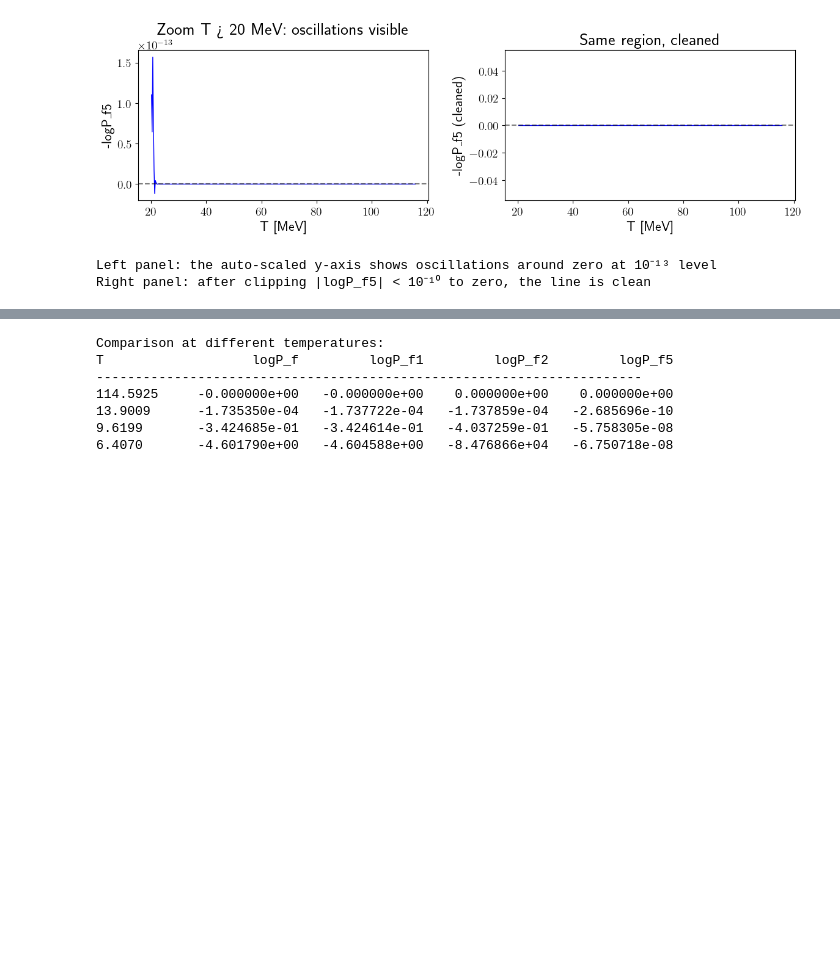
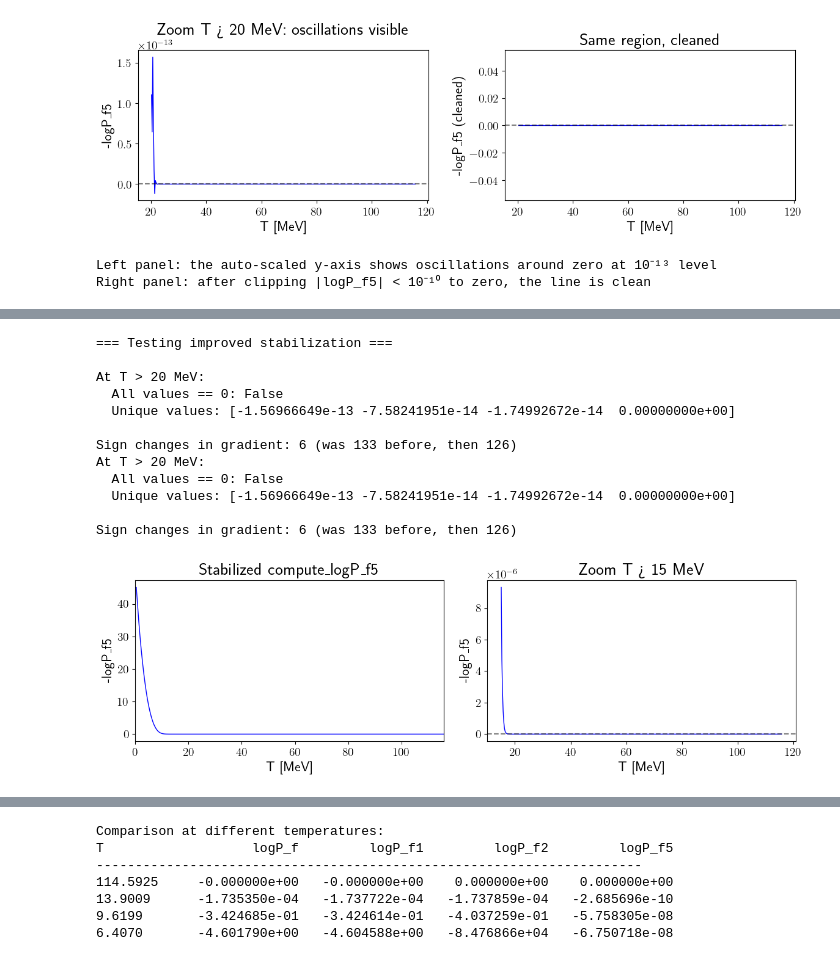
Before and after one commit to michelelucente/ELENA, a Jupyter notebook: examples/dilution.ipynb, the cells around one changed output, grey strips where cells are left out. Cells and saved outputs as stored; diff of their text form; code cells hidden in the pictures; blank space fills up the shorter version.

```diff
--- a/examples/dilution.ipynb
+++ b/examples/dilution.ipynb
@@ -991,0 +1075,57 @@ Right panel: after clipping |logP_f5| < 10⁻¹⁰ to zero, the line is clean
+# %%
+# Retest with the improved stabilization
+importlib.reload(src.temperatures)
+from src.temperatures import compute_logP_f5
+
+print("=== Testing improved stabilization ===\n")
+
+logP_f5_v2, Temps5_v2, R5_v2, Gamma5_v2, H5_v2 = compute_logP_f5(
+    dp, V_min_value, S3overT, true_vev, false_vev, v_w=1.0, units='MeV'
+)
+
+# Check for oscillations in high T region
+high_T_mask = Temps5_v2 > 20
+high_T_values = logP_f5_v2[high_T_mask]
+print(f"At T > 20 MeV:")
+print(f"  All values == 0: {np.all(high_T_values == 0)}")
+print(f"  Unique values: {np.unique(high_T_values)}")
+
+# Sign changes in gradient
+diffs_v2 = np.diff(logP_f5_v2)
+sign_changes_v2 = np.sum(np.diff(np.sign(diffs_v2)) != 0)
+print(f"\nSign changes in gradient: {sign_changes_v2} (was 133 before, then 126)")
+
+# Plot comparison
+fig, axes = plt.subplots(1, 2, figsize=(12, 4))
+
+ax1 = axes[0]
+ax1.plot(Temps5_v2, -logP_f5_v2, 'b-', linewidth=1)
+ax1.set_xlabel('T [MeV]')
+ax1.set_ylabel('-logP_f5')
+ax1.set_title('Stabilized compute_logP_f5')
+ax1.set_xlim(0, T_max)
+
+ax2 = axes[1]
+mask = Temps5_v2 > 15
+ax2.plot(Temps5_v2[mask], -logP_f5_v2[mask], 'b-', linewidth=1)
+ax2.set_xlabel('T [MeV]')
+ax2.set_ylabel('-logP_f5')
+ax2.set_title('Zoom T > 15 MeV')
+ax2.axhline(y=0, color='k', linestyle='--', alpha=0.5)
+
+plt.tight_layout()
+plt.show()
+# %% [output]
+=== Testing improved stabilization ===
+
+At T > 20 MeV:
+  All values == 0: False
+  Unique values: [-1.56966649e-13 -7.58241951e-14 -1.74992672e-14  0.00000000e+00]
+
+Sign changes in gradient: 6 (was 133 before, then 126)
+At T > 20 MeV:
+  All values == 0: False
+  Unique values: [-1.56966649e-13 -7.58241951e-14 -1.74992672e-14  0.00000000e+00]
+
+Sign changes in gradient: 6 (was 133 before, then 126)
+[figure, added]
```
Also changed, not shown: parts of 8 cells of this notebook, 1 other file.
